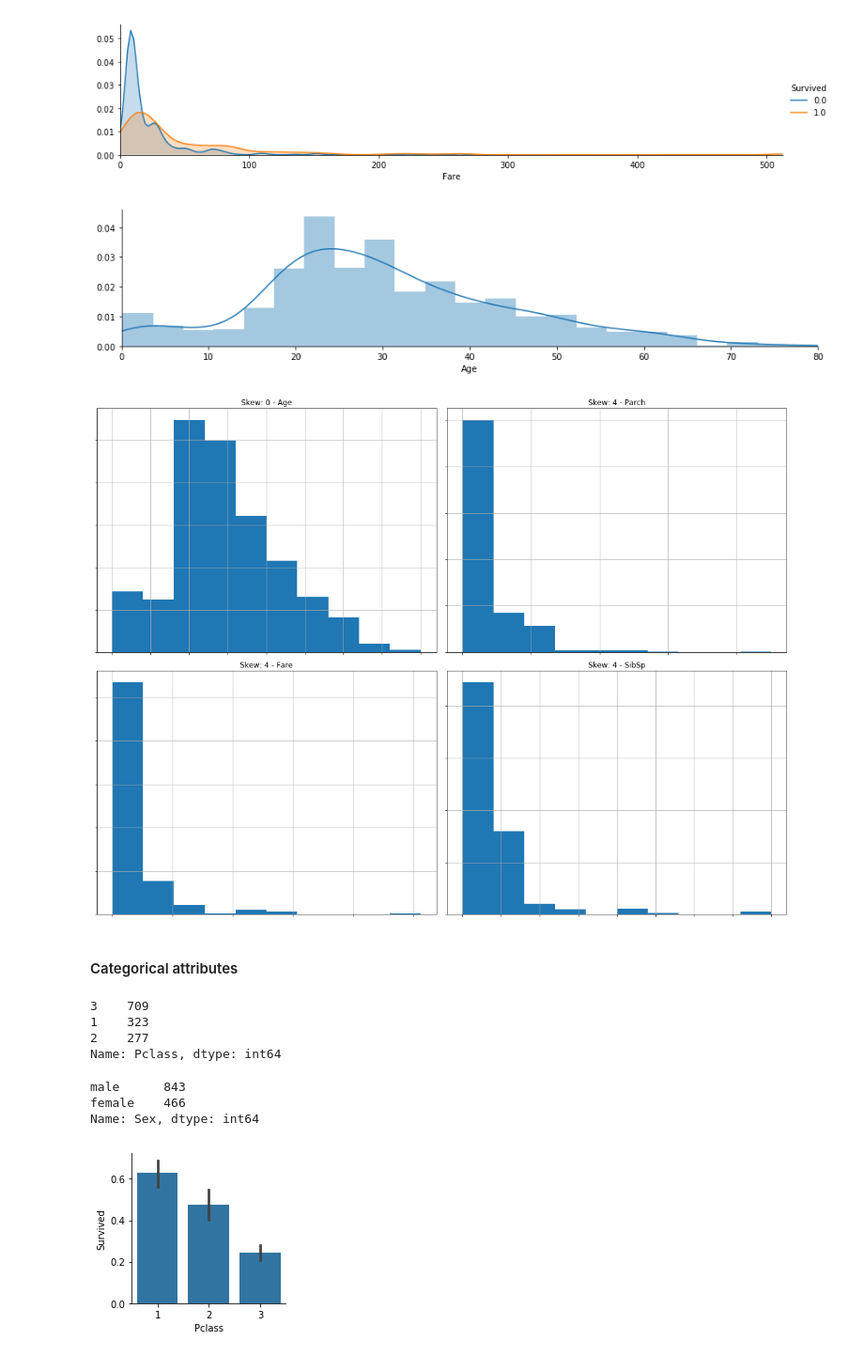
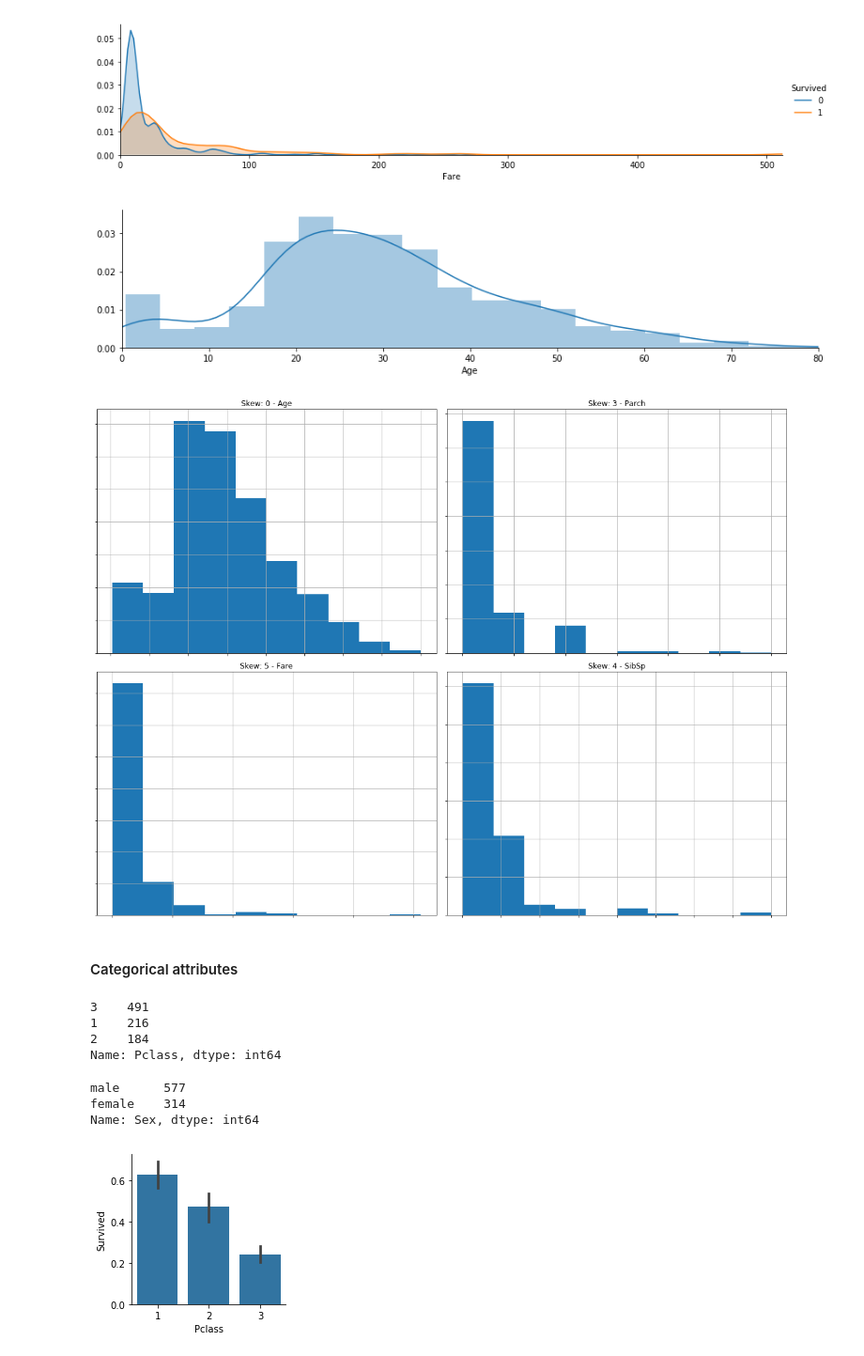
Before and after one commit to defvol/datasci-flow, a Jupyter notebook: eda.ipynb, the cells around one changed output. Shown at 94% size. Cells and saved outputs as stored; diff of their text form; code cells hidden in the pictures.

```diff
--- a/eda.ipynb
+++ b/eda.ipynb
@@ -17,7 +17,8 @@ Dataset loading
 train_df = pd.read_csv('./data/titanic/train.csv')
 test_df = pd.read_csv('./data/titanic/test.csv')
 
-df = train_df.append(test_df, ignore_index = True)
+full = train_df.append(test_df, ignore_index = True)
+titanic = train_df
 # %% [markdown]
 Visualization helpers
 # %%
@@ -141,26 +142,26 @@ plot_distribution(df, var='Fare', target='Survived')
 # %% [output]
 [figure]
 # %%
-plot_histogram(df, var='Age')
+plot_histogram(titanic, var='Age')
 # %% [output]
-[figure, old version]
+[figure, new version]
 # %%
-plot_histograms(df, variables=['Age', 'Parch', 'Fare', 'SibSp'], n_rows=2, n_cols=2)
+plot_histograms(titanic, variables=['Age', 'Parch', 'Fare', 'SibSp'], n_rows=2, n_cols=2)
 # %% [output]
-[figure, old version]
+[figure, new version]
 # %% [markdown]
 #### Categorical attributes
 # %%
-df['Pclass'].value_counts()
+titanic['Pclass'].value_counts()
 # %% [output]
-3    709
-1    323
-2    277
+3    491
+1    216
+2    184
 Name: Pclass, dtype: int64
 # %%
-df['Sex'].value_counts()
+titanic['Sex'].value_counts()
 # %% [output]
-male      843
-female    466
+male      577
+female    314
 Name: Sex, dtype: int64
 # %%
```
Also changed, not shown: parts of 13 cells of this notebook.
